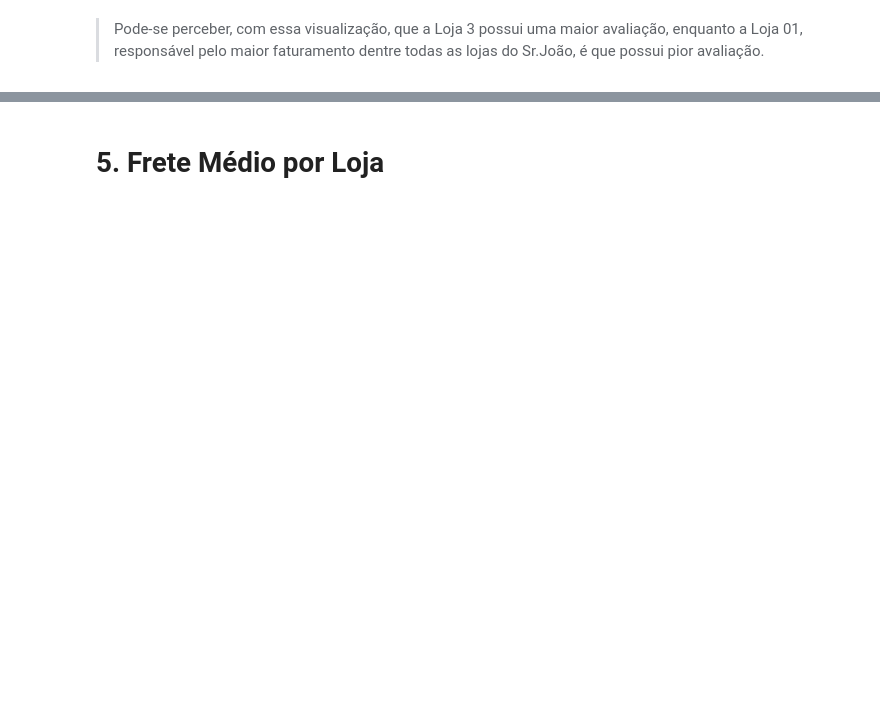
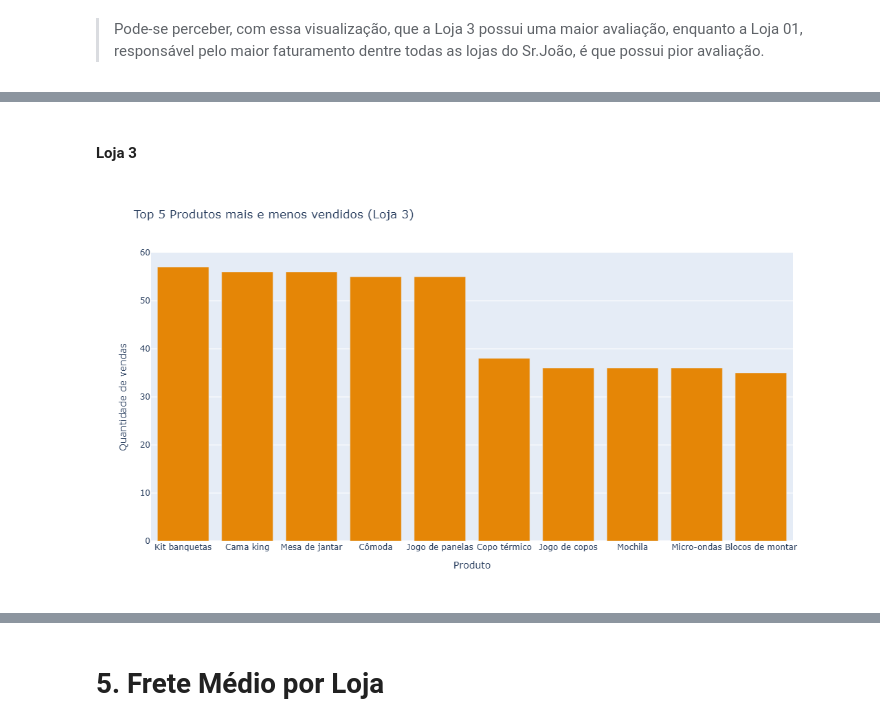
Before and after one commit to louuispy/Challenge-Alura-Store-BR, a Jupyter notebook: AluraStoreBrasil.ipynb, the cells around one changed output, grey strips where cells are left out. Saved outputs shown, nothing was run; the diff lists cells and outputs as text; code cells hidden in the pictures; blank space fills up the shorter version.

```diff
--- a/AluraStoreBrasil.ipynb
+++ b/AluraStoreBrasil.ipynb
@@ -404,0 +634,3 @@ fig.show()
+# %%
+produtos_mais_vendidos_loja3 = produtos_mais_vendidos_por_id.query('`ID da Loja` == "Loja 03"')
+produtos_mais_vendidos_loja3
@@ -404,0 +741,18 @@ fig.show()
+# %% [markdown]
+#### Loja 3
+# %%
+top5_mais_menos_vendidos_loja3 = pd.concat([produtos_mais_vendidos_loja3.head(), produtos_mais_vendidos_loja3.tail()], ignore_index=True)
+
+
+fig = px.bar(top5_mais_menos_vendidos_loja3,
+             x='Produto', y='Quantidade de vendas',
+             hover_data=['Categoria do Produto'],
+             labels=({'Categoria do Produto': 'Categoria do Produto'}),
+             title='Top 5 Produtos mais e menos vendidos (Loja 3)',
+             color_discrete_sequence=px.colors.qualitative.Vivid,
+             height=600
+            )
+
+fig.show()
+# %% [output]
+[figure, added]
```
Also changed, not shown: parts of 61 cells of this notebook.
